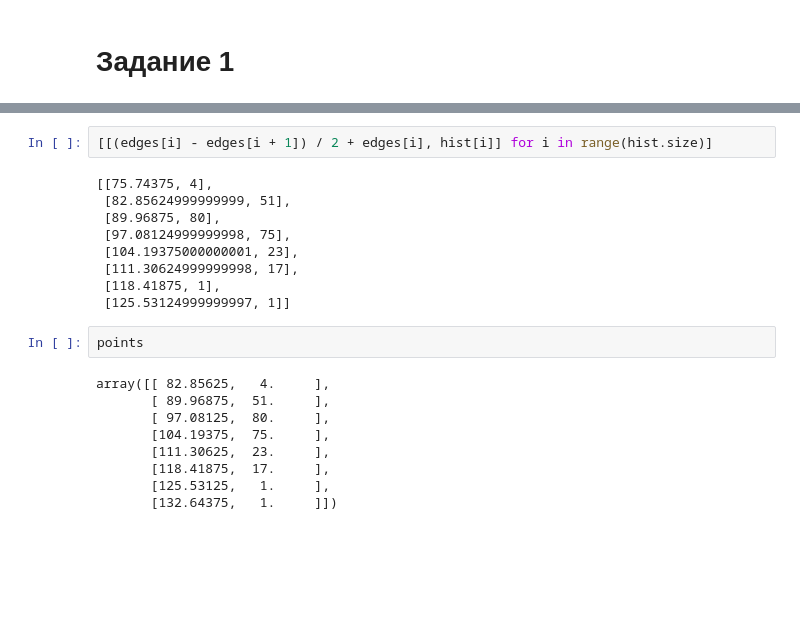
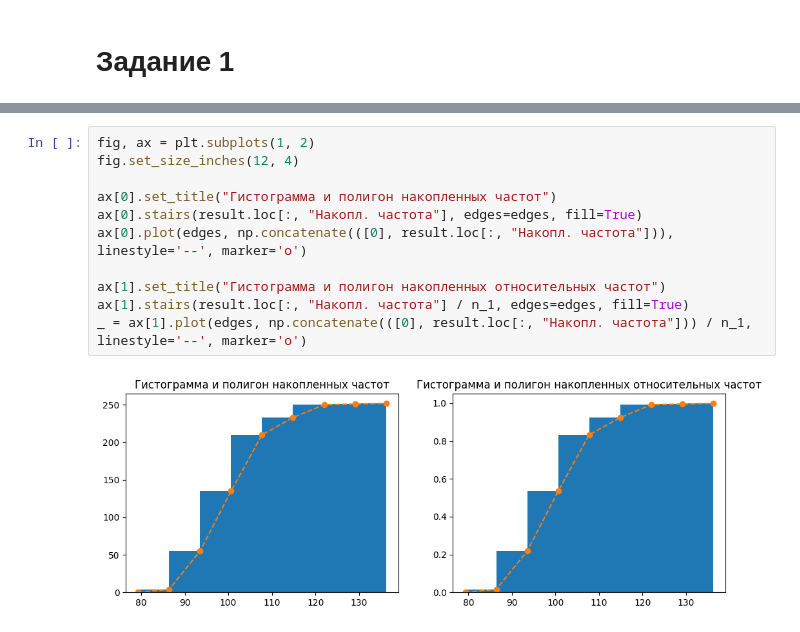
Before and after one commit to litc0x3B/Stats-Labs, a Jupyter notebook: HW.ipynb, the cells around one changed output, grey strips where cells are left out. Cells and saved outputs as stored; diff of their text form; blank space fills up the shorter version.

```diff
--- a/HW.ipynb
+++ b/HW.ipynb
@@ -96,22 +93,13 @@ ax[1].stairs(hist / n, edges=edges, fill=True)
-# %%
-[[(edges[i] - edges[i + 1]) / 2 + edges[i], hist[i]] for i in range(hist.size)]
-# %% [output]
-[[75.74375, 4],
- [82.85624999999999, 51],
- [89.96875, 80],
- [97.08124999999998, 75],
- [104.19375000000001, 23],
- [111.30624999999998, 17],
- [118.41875, 1],
- [125.53124999999997, 1]]
-# %%
-points
-# %% [output]
-array([[ 82.85625,   4.     ],
-       [ 89.96875,  51.     ],
-       [ 97.08125,  80.     ],
-       [104.19375,  75.     ],
-       [111.30625,  23.     ],
-       [118.41875,  17.     ],
-       [125.53125,   1.     ],
-       [132.64375,   1.     ]])
+# %%
+fig, ax = plt.subplots(1, 2)
+fig.set_size_inches(12, 4)
+
+ax[0].set_title("Гистограмма и полигон накопленных частот")
+ax[0].stairs(result.loc[:, "Накопл. частота"], edges=edges, fill=True)
+ax[0].plot(edges, np.concatenate(([0], result.loc[:, "Накопл. частота"])), linestyle='--', marker='o')
+
+ax[1].set_title("Гистограмма и полигон накопленных относительных частот")
+ax[1].stairs(result.loc[:, "Накопл. частота"] / n_1, edges=edges, fill=True)
+_ = ax[1].plot(edges, np.concatenate(([0], result.loc[:, "Накопл. частота"])) / n_1, linestyle='--', marker='o')
+# %% [output]
+[figure, added]
```
Also changed, not shown: parts of 42 cells of this notebook.
